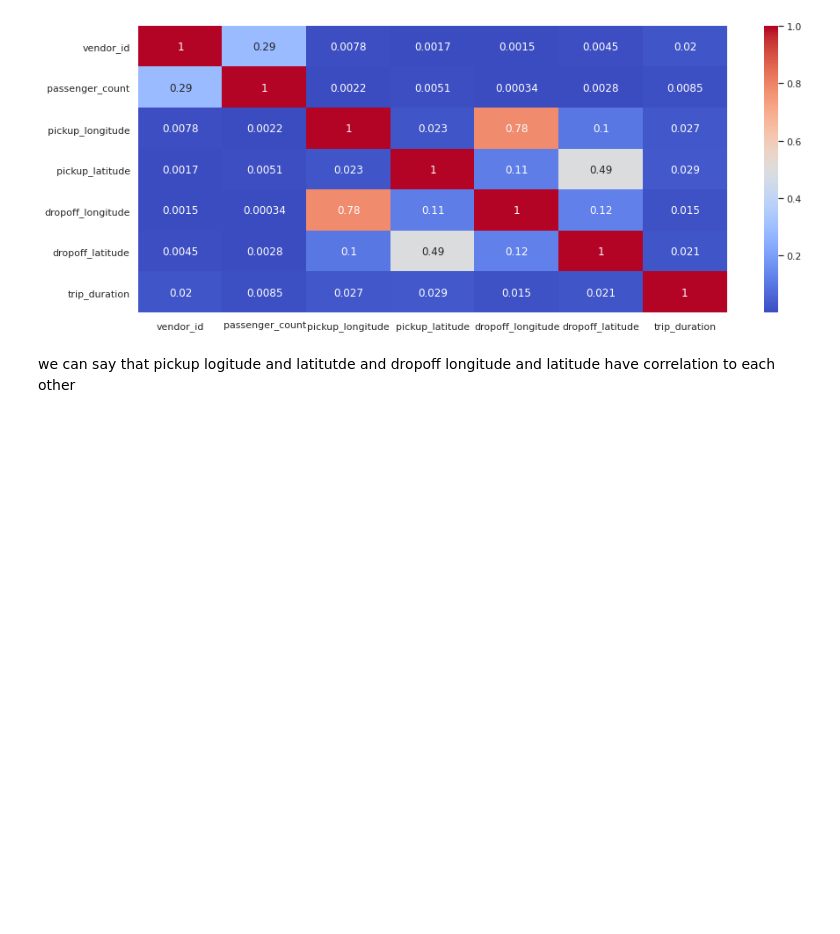
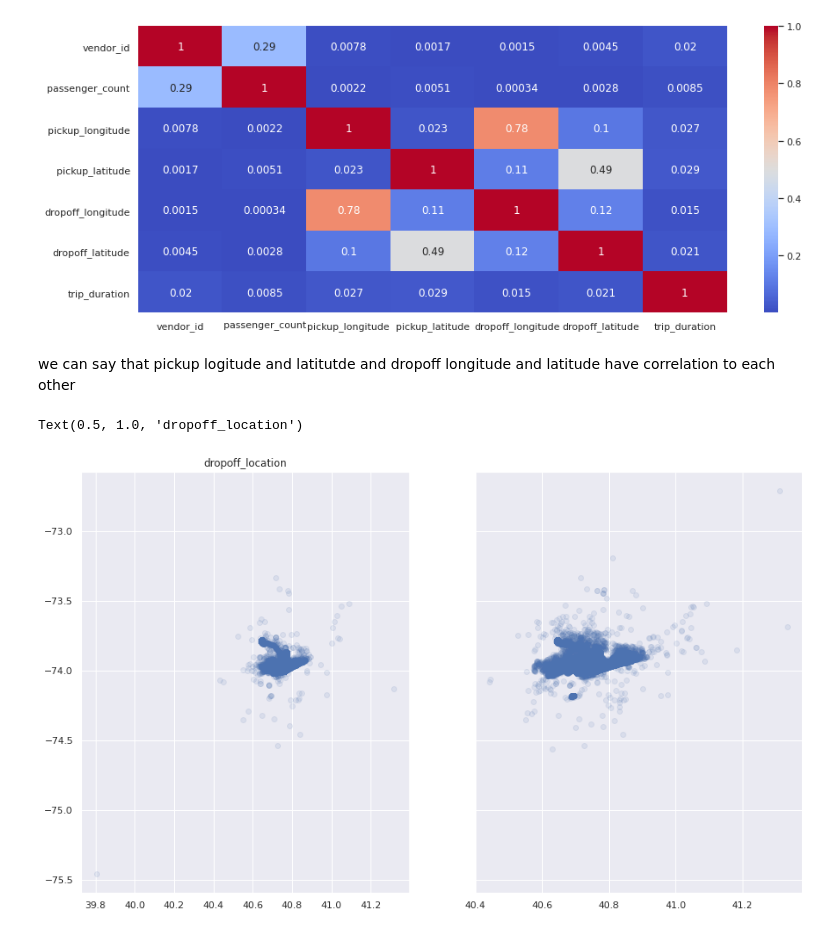
Before and after one commit to Creatrohit9/2-CAPSTON-ROHIT-BHADAURIYA-NYC-TAXI-TRIP-TIME-PRIDICTION, a Jupyter notebook: NYC_TAXI_TRIP_TIME_PRIDICTION_ROHITBHADAURIYA_2_Capstone_Project.ipynb, the cells around one changed output. Saved outputs shown, nothing was run; the diff lists cells and outputs as text; code cells hidden in the pictures; blank space fills up the shorter version.

Commit message:
Commit for the location wise pickup and dropoff

```diff
--- a/NYC_TAXI_TRIP_TIME_PRIDICTION_ROHITBHADAURIYA_2_Capstone_Project.ipynb
+++ b/NYC_TAXI_TRIP_TIME_PRIDICTION_ROHITBHADAURIYA_2_Capstone_Project.ipynb
@@ -371,3 +351,14 @@ sns.heatmap(abs(correlation),annot=True,cmap="coolwarm")
 [figure]
 # %% [markdown]
 we can say that pickup logitude and latitutde and dropoff longitude and latitude have correlation to each other
+# %%
+#scatter plot for get more information about the logitude nad latitude
+n=120000
+f, (ax1,ax2)=plt.subplots(1,2, sharey=True,figsize=(15,9))
+ax1.scatter(taxi_df.pickup_latitude[:n],taxi_df.pickup_longitude[:n],alpha=0.1)
+ax1.set_title('pickup_location')
+ax2.scatter(taxi_df.dropoff_latitude[:n],taxi_df.dropoff_longitude[:n],alpha=0.1)
+ax1.set_title('dropoff_location')
+# %% [output]
+Text(0.5, 1.0, 'dropoff_location')
+[figure, added]
```
Also changed, not shown: parts of 3 cells of this notebook.
